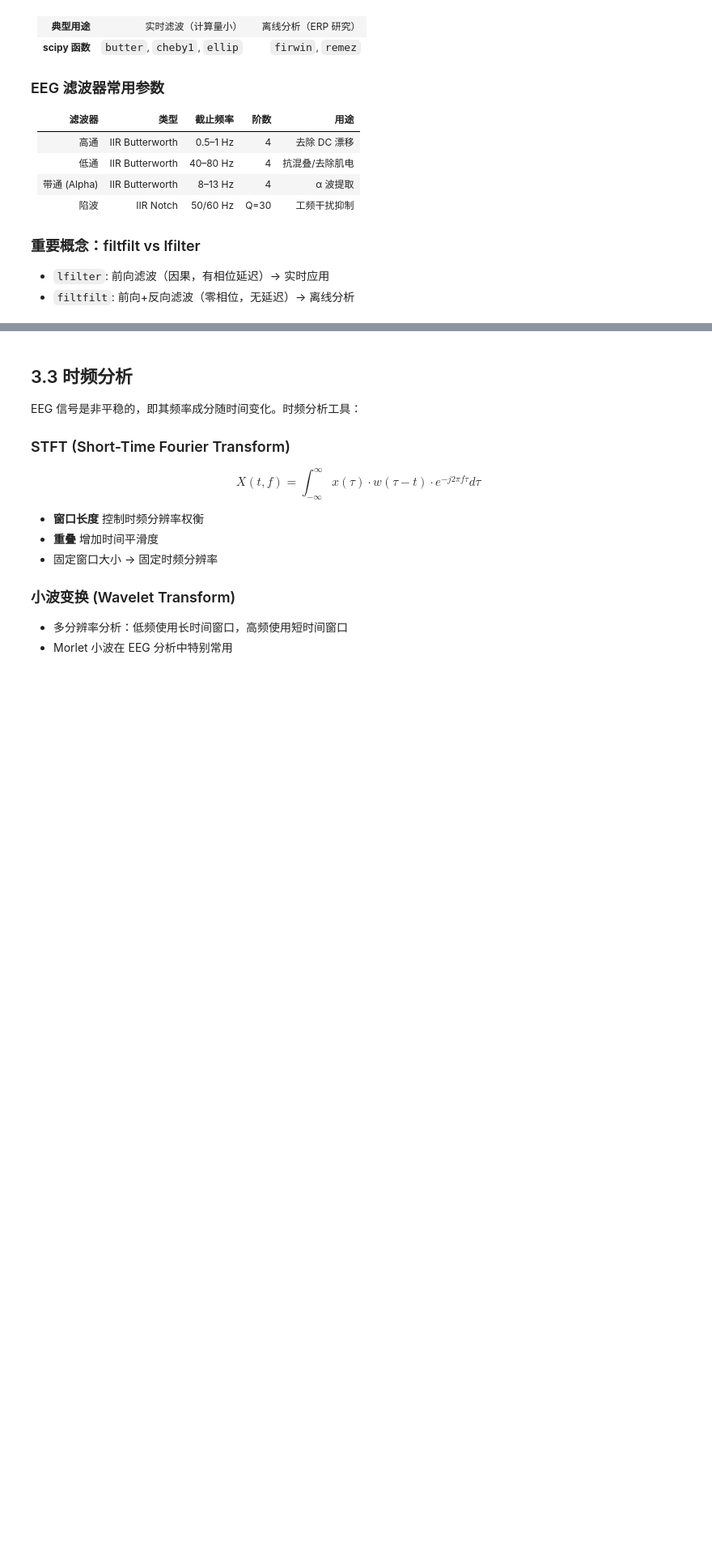
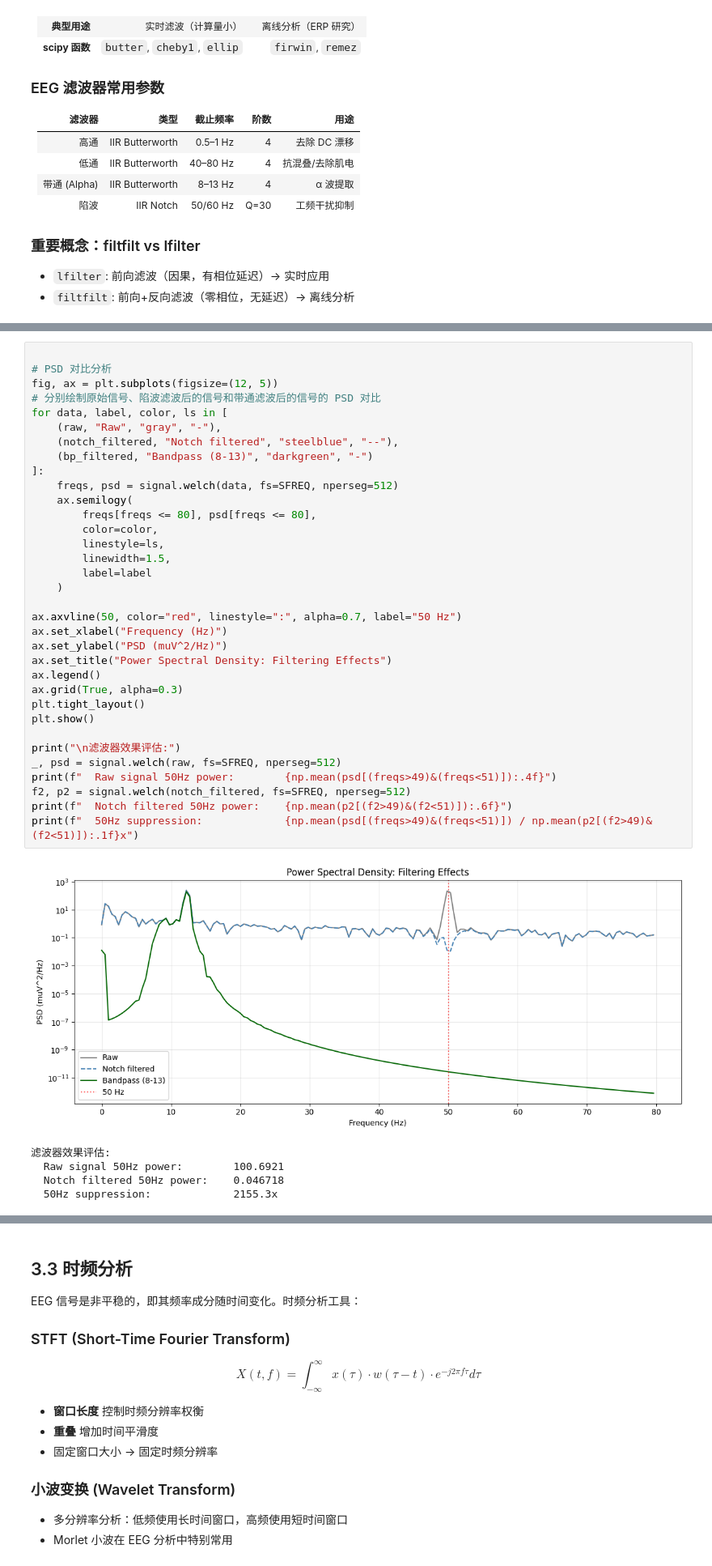
Before and after one commit to usstziyi/openbci-4, a Jupyter notebook: notebooks/unit_03_signal_processing.ipynb, the cells around one changed output, grey strips where cells are left out. Shown at 81% size. Drawn from its saved outputs; the diff is of its cells as text; blank space fills up the shorter version.

```diff
--- a/notebooks/unit_03_signal_processing.ipynb
+++ b/notebooks/unit_03_signal_processing.ipynb
@@ -165,3 +188,43 @@ print(f"  60Hz suppression:             {np.mean(psd[(freqs>59)&(freqs<61)]) / n
+# %%
+
+# PSD 对比分析
+fig, ax = plt.subplots(figsize=(12, 5))
+# 分别绘制原始信号、陷波滤波后的信号和带通滤波后的信号的 PSD 对比
+for data, label, color, ls in [
+    (raw, "Raw", "gray", "-"),
+    (notch_filtered, "Notch filtered", "steelblue", "--"),
+    (bp_filtered, "Bandpass (8-13)", "darkgreen", "-")
+]:
+    freqs, psd = signal.welch(data, fs=SFREQ, nperseg=512)
+    ax.semilogy(
+        freqs[freqs <= 80], psd[freqs <= 80],
+        color=color,
+        linestyle=ls,
+        linewidth=1.5,
+        label=label
+    )
+
+ax.axvline(50, color="red", linestyle=":", alpha=0.7, label="50 Hz")
+ax.set_xlabel("Frequency (Hz)")
+ax.set_ylabel("PSD (muV^2/Hz)")
+ax.set_title("Power Spectral Density: Filtering Effects")
+ax.legend()
+ax.grid(True, alpha=0.3)
+plt.tight_layout()
+plt.show()
+
+print("\n滤波器效果评估:")
+_, psd = signal.welch(raw, fs=SFREQ, nperseg=512)
+print(f"  Raw signal 50Hz power:        {np.mean(psd[(freqs>49)&(freqs<51)]):.4f}")
+f2, p2 = signal.welch(notch_filtered, fs=SFREQ, nperseg=512)
+print(f"  Notch filtered 50Hz power:    {np.mean(p2[(f2>49)&(f2<51)]):.6f}")
+print(f"  50Hz suppression:             {np.mean(psd[(freqs>49)&(freqs<51)]) / np.mean(p2[(f2>49)&(f2<51)]):.1f}x")
+# %% [output]
+[figure, added]
+滤波器效果评估:
+  Raw signal 50Hz power:        100.6921
+  Notch filtered 50Hz power:    0.046718
+  50Hz suppression:             2155.3x
 # %% [markdown]
 ## 3.2 完备的 EEG 预处理管线
 
```
Also changed, not shown: parts of 9 cells of this notebook, 2 other files.
